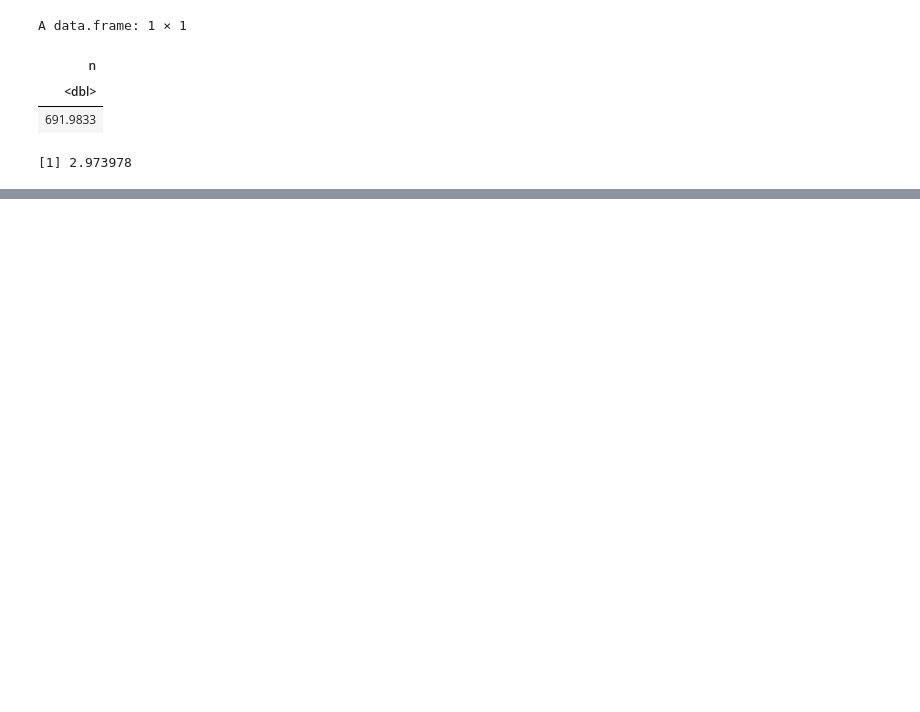
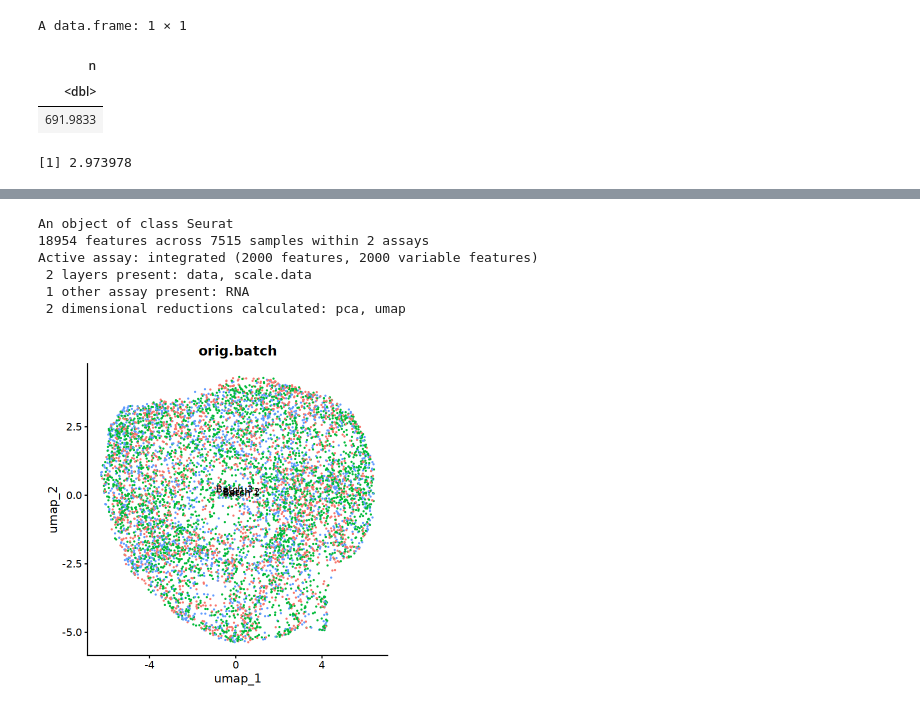
Before and after one commit to perslab/Aalling-Todorov-2024, a Jupyter notebook: 01_parameter_sweep/Untitled.ipynb, the cells around one changed output, grey strips where cells are left out. Drawn from its saved outputs; the diff is of its cells as text; code cells hidden in the pictures; blank space fills up the shorter version.

```diff
--- a/01_parameter_sweep/Untitled.ipynb
+++ b/01_parameter_sweep/Untitled.ipynb
@@ -97,0 +118,15 @@ A data.frame: 1 × 1
+# %%
+obj = qs::qread('_targets/objects/obj_Day14.Astrocytes_2f0ce4eb9014fe2b2e3ac29abb532e13')
+obj
+# %% [output]
+An object of class Seurat
+18954 features across 7515 samples within 2 assays
+Active assay: integrated (2000 features, 2000 variable features)
+ 2 layers present: data, scale.data
+ 1 other assay present: RNA
+ 2 dimensional reductions calculated: pca, umap
+# %%
+options(repr.plot.width=6, repr.plot.height=6)
+DimPlot(obj, reduction = "umap", group.by='orig.batch', label=T) + NoLegend()
+# %% [output]
+[figure, added]
```
Also changed, not shown: parts of 9 cells of this notebook, 3 other files.
